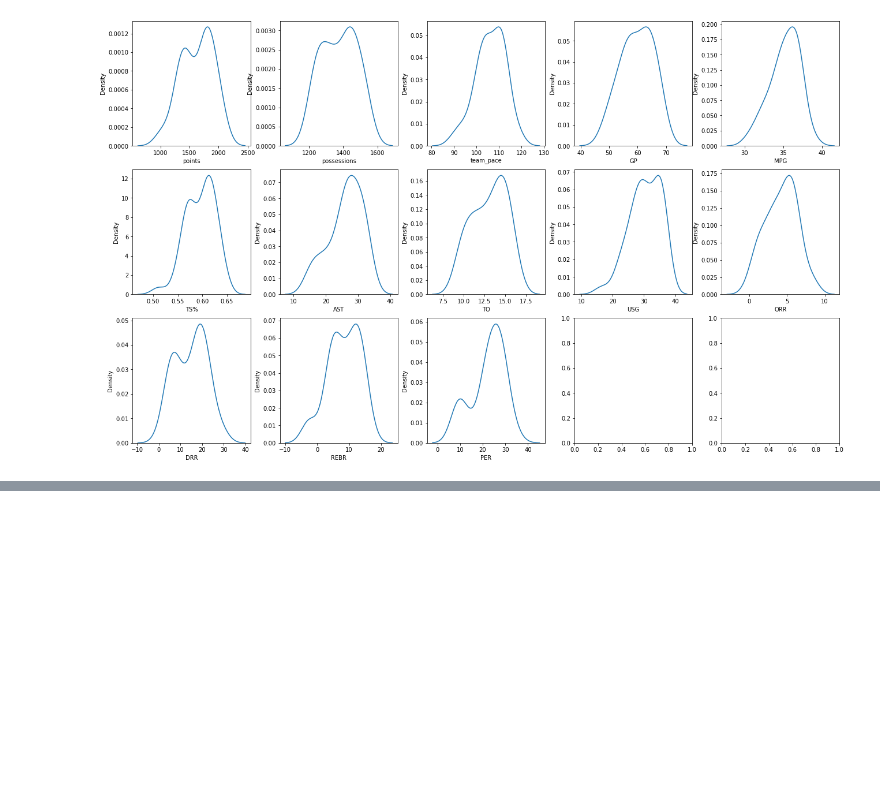
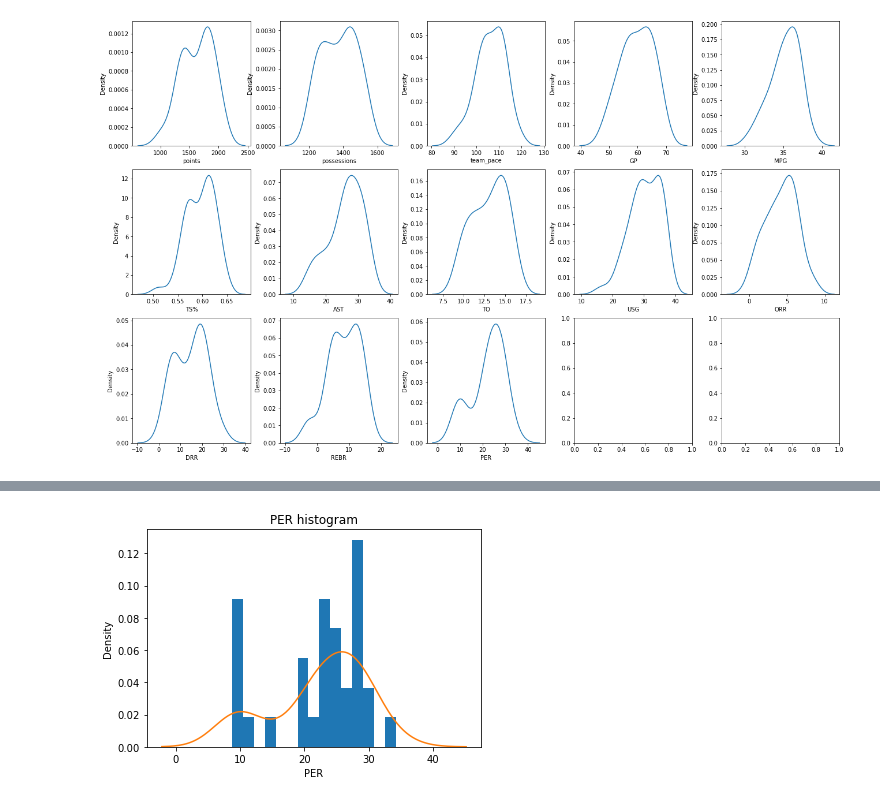
Before and after one commit to Shpchv/basketboll-analytics, a Jupyter notebook: space-jam-anl.ipynb, the cells around one changed output, grey strips where cells are left out. Cells and saved outputs as stored; diff of their text form; code cells hidden in the pictures; blank space fills up the shorter version.

```diff
--- a/space-jam-anl.ipynb
+++ b/space-jam-anl.ipynb
@@ -282,0 +340,6 @@ for i in range(len(cols)):
+# %%
+plt.hist(player_df['PER'], density=True, bins=15)
+plt.title('PER histogram')
+sns.kdeplot(player_df['PER']);
+# %% [output]
+[figure, added]
```
Also changed, not shown: parts of 20 cells of this notebook.
